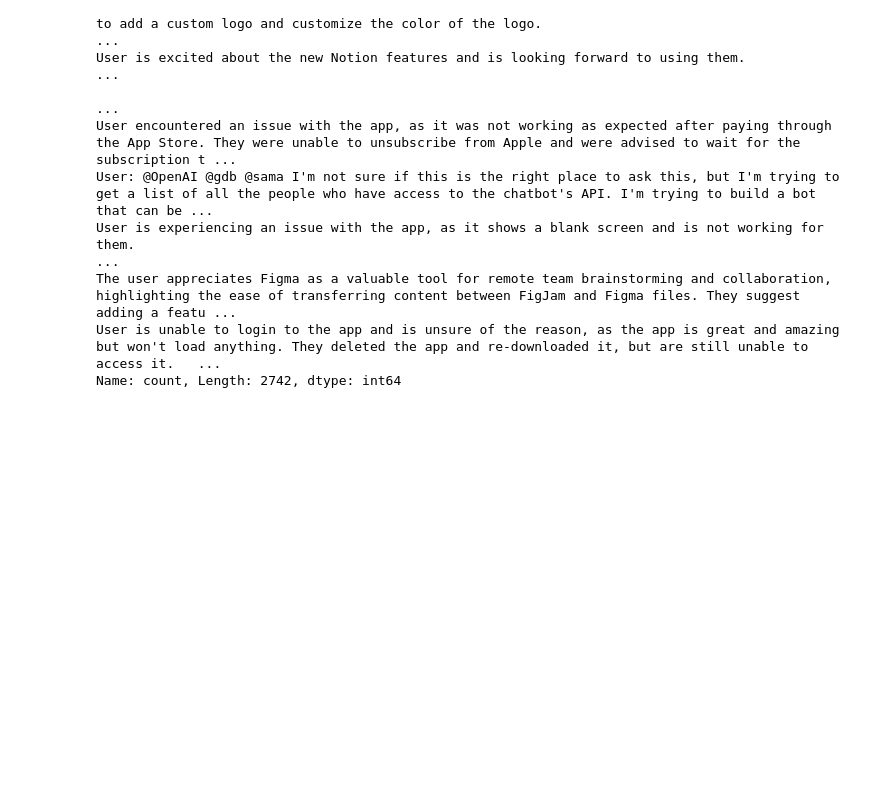
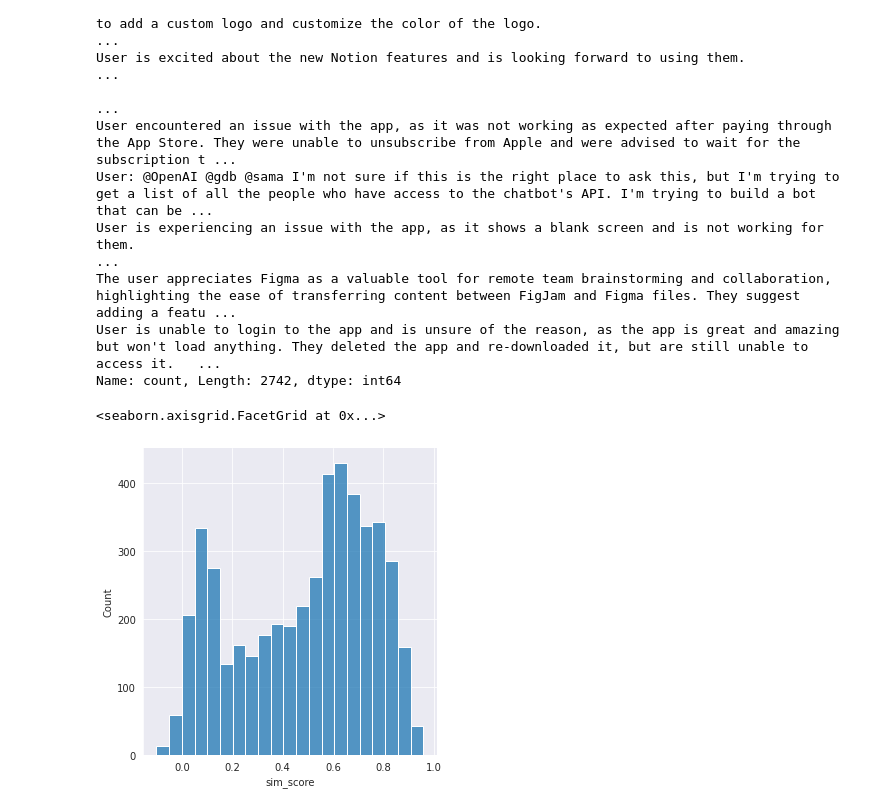
Before and after one commit to VirajBagal/enterpret_summarizer, a Jupyter notebook: code/eda.ipynb, the cells around one changed output. Cells and saved outputs as stored; diff of their text form; code cells hidden in the pictures; blank space fills up the shorter version.

```diff
--- a/code/eda.ipynb
+++ b/code/eda.ipynb
@@ -663,3 +657,16 @@ User is unable to login to the app and is unsure of the reason, as the app is gr
 Name: count, Length: 2742, dtype: int64
 # %%
 df_with_NN_to_save = df_with_NN[["Customer", "Type", "Text", "nn_summary"]]
+df_with_NN_to_save = df_with_NN_to_save.rename(columns={"nn_summary": "Summary"})
+# %%
+df_with_NN_to_save['text_length'] = df_with_NN_to_save['Text'].apply(lambda text: len(text.split()))
+df_with_NN_to_save['summary_length'] = df_with_NN_to_save['Summary'].apply(lambda summary: len(summary.split()))
+df_with_NN_to_save['sum_text_ratio'] = df_with_NN_to_save['summary_length'] / data['text_length']
+# %%
+df_with_NN_to_save['sim_score'] = df_with_NN_to_save.apply(get_sim_score, axis = 1)
+# %%
+# the plot is looks better than before. The high bars are greater than 0.5 atleast with some at 0.1. Maybe we can neglect those for training?
+sns.displot(df_with_NN_to_save['sim_score'], kind = "hist")
+# %% [output]
+<seaborn.axisgrid.FacetGrid at 0x...>
+[figure, added]
```
Also changed, not shown: parts of 28 cells of this notebook, 14 other files.
